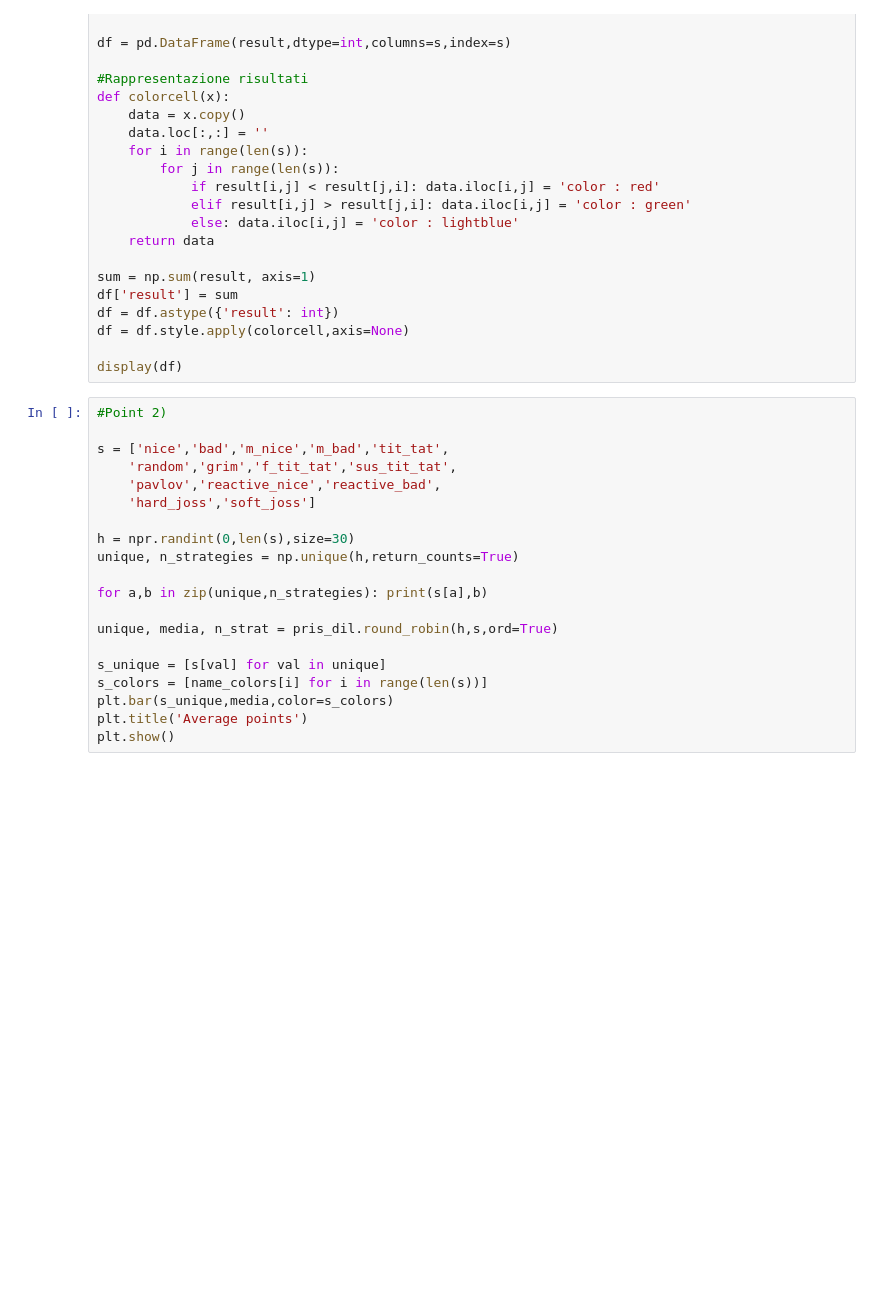
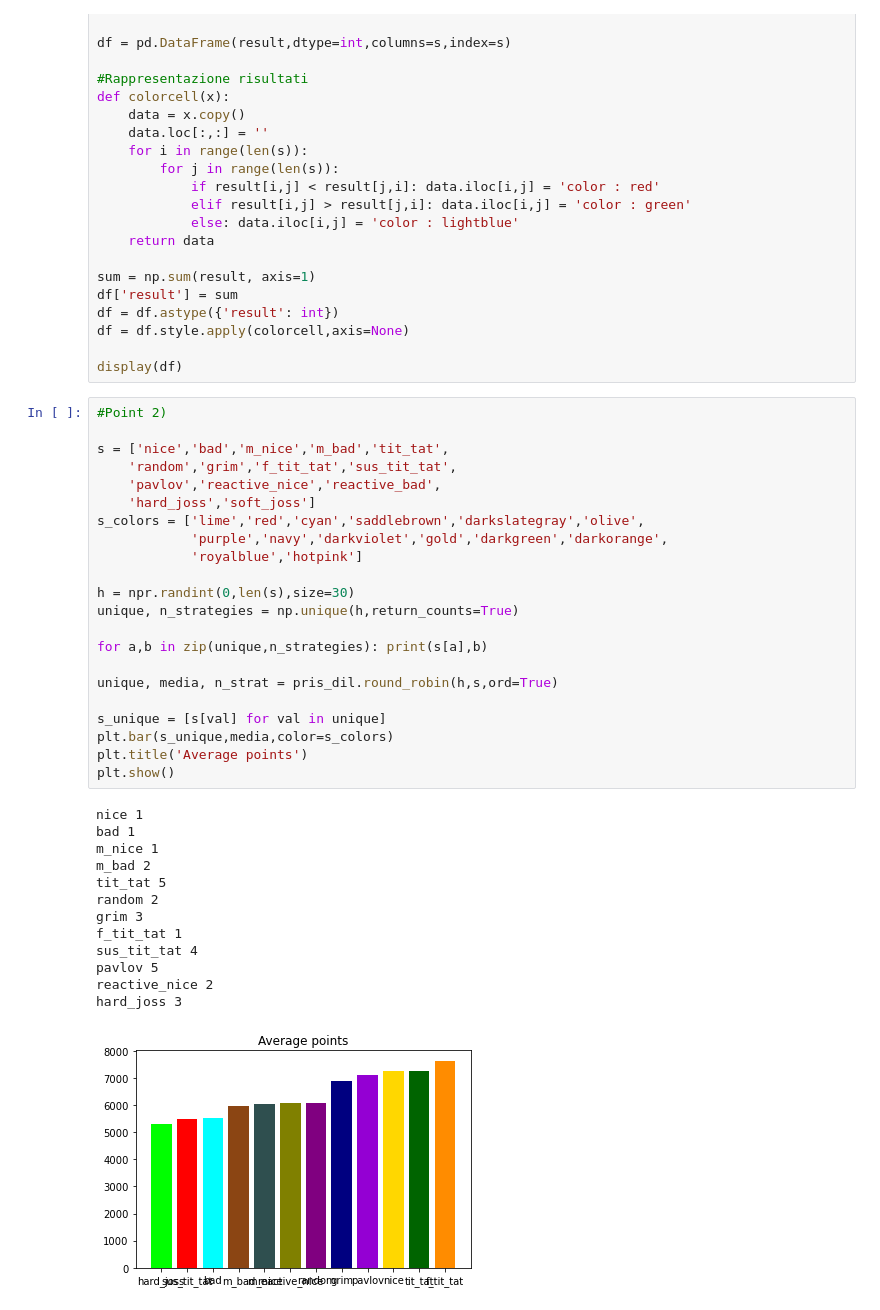
Before and after one commit to luca430/prisoner_dilemma, a Jupyter notebook: Project.ipynb, the cells around one changed output. Saved outputs shown, nothing was run; the diff lists cells and outputs as text; blank space fills up the shorter version.

```diff
--- a/Project.ipynb
+++ b/Project.ipynb
@@ -109,23 +104,39 @@ display(df)
 # %%
 #Point 2)
 
 s = ['nice','bad','m_nice','m_bad','tit_tat',
     'random','grim','f_tit_tat','sus_tit_tat',
     'pavlov','reactive_nice','reactive_bad',
     'hard_joss','soft_joss']
+s_colors = ['lime','red','cyan','saddlebrown','darkslategray','olive',
+            'purple','navy','darkviolet','gold','darkgreen','darkorange',
+            'royalblue','hotpink']
 
 h = npr.randint(0,len(s),size=30)
 unique, n_strategies = np.unique(h,return_counts=True)
 
 for a,b in zip(unique,n_strategies): print(s[a],b)
 
 unique, media, n_strat = pris_dil.round_robin(h,s,ord=True)
 
 s_unique = [s[val] for val in unique]
-s_colors = [name_colors[i] for i in range(len(s))]
 plt.bar(s_unique,media,color=s_colors)
 plt.title('Average points')
 plt.show()
+# %% [output]
+nice 1
+bad 1
+m_nice 1
+m_bad 2
+tit_tat 5
+random 2
+grim 3
+f_tit_tat 1
+sus_tit_tat 4
+pavlov 5
+reactive_nice 2
+hard_joss 3
+[figure, added]
 # %%
 #Point 3)
 
```
Also changed, not shown: parts of 8 cells of this notebook, 4 other files.
